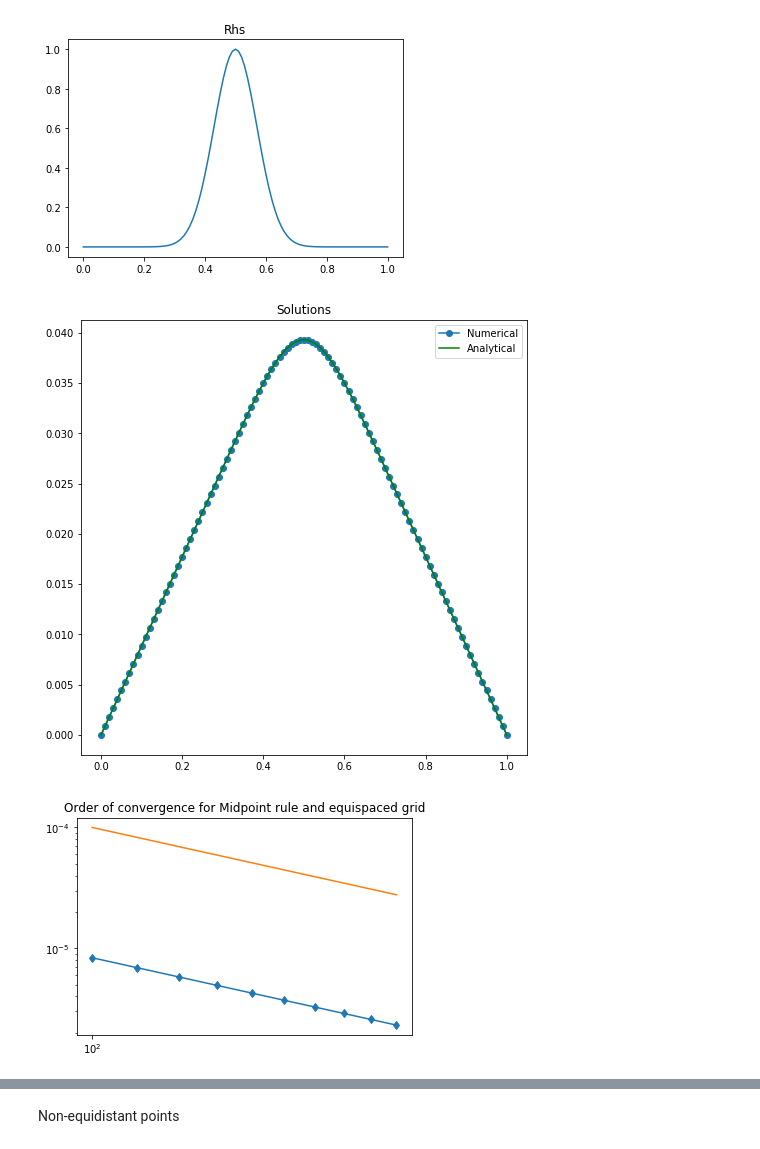
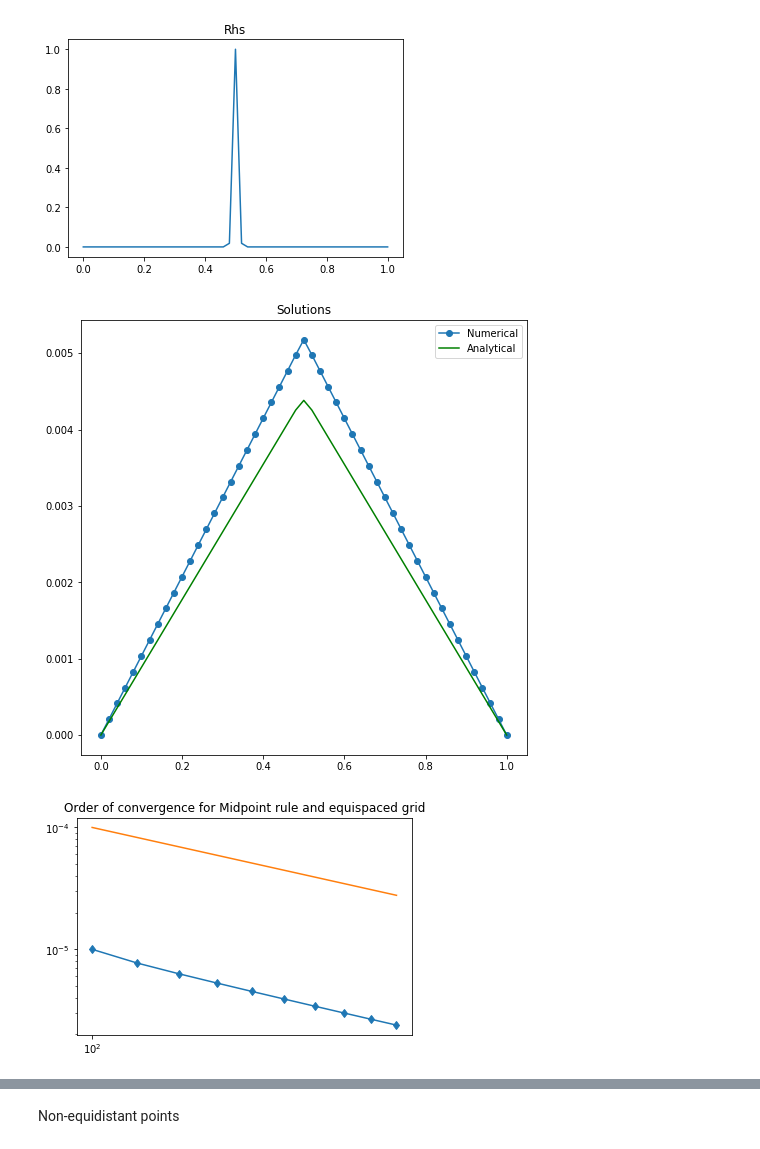
Before and after one commit to fdrmrc/HigherNumericalMathematicsPS, a Jupyter notebook: Sheet6/FEM_Poisson.ipynb, the cells around one changed output, grey strips where cells are left out. Cells and saved outputs as stored; diff of their text form; code cells hidden in the pictures.

```diff
--- a/Sheet6/FEM_Poisson.ipynb
+++ b/Sheet6/FEM_Poisson.ipynb
@@ -56,41 +56,41 @@ def load_vector(M,rhs,x,quadrature):
         b=rhs(x[1:-1])
     return b
 
-#### Choose rhs
-rhs = rhs4
-####
+######### CHOOSE RHS #########
+rhs = rhs2
+###########################
 
-M = 100
+M = 50
 h = 1/M
 x = np.linspace(0,1,M+1)
 A = -np.diag(np.ones(M-2),-1) + 2*np.diag(np.ones(M-1)) - np.diag(np.ones(M-2),+1)
 A = A/h**2 #stiffness matrix
 quad = 'Midpoint' #Gaussian or Midpoint
 b = load_vector(M,rhs,x,quad)
 #print(b)
 u_int = np.linalg.solve(A,b)
 U = np.zeros(M+1)
 U[0] = 0
 U[M] = 0
 U[1:M] = u_int
 
 plt.figure()
 plt.plot(x,rhs(x),'-')
 plt.title('Rhs')
 plt.show()
 
 plt.figure(figsize=(8,8))
 plt.plot(x,U,'-o',label='Numerical')
 plt.plot(x,uex(x,rhs),'g',label = 'Analytical')
 plt.title('Solutions')
 plt.legend()
 
 mrange = np.arange(100,200,10)
 convergence_plot_equispaced(mrange,quad,rhs)
 # %% [output]
-[figure, old version]
+[figure, new version]
-[figure, old version]
+[figure, new version]
-[figure, old version]
+[figure, new version]
 # %%
 print(u_int - uex(x[1:-1],rhs))
 # %% [output]
```
Also changed, not shown: parts of 6 cells of this notebook.
